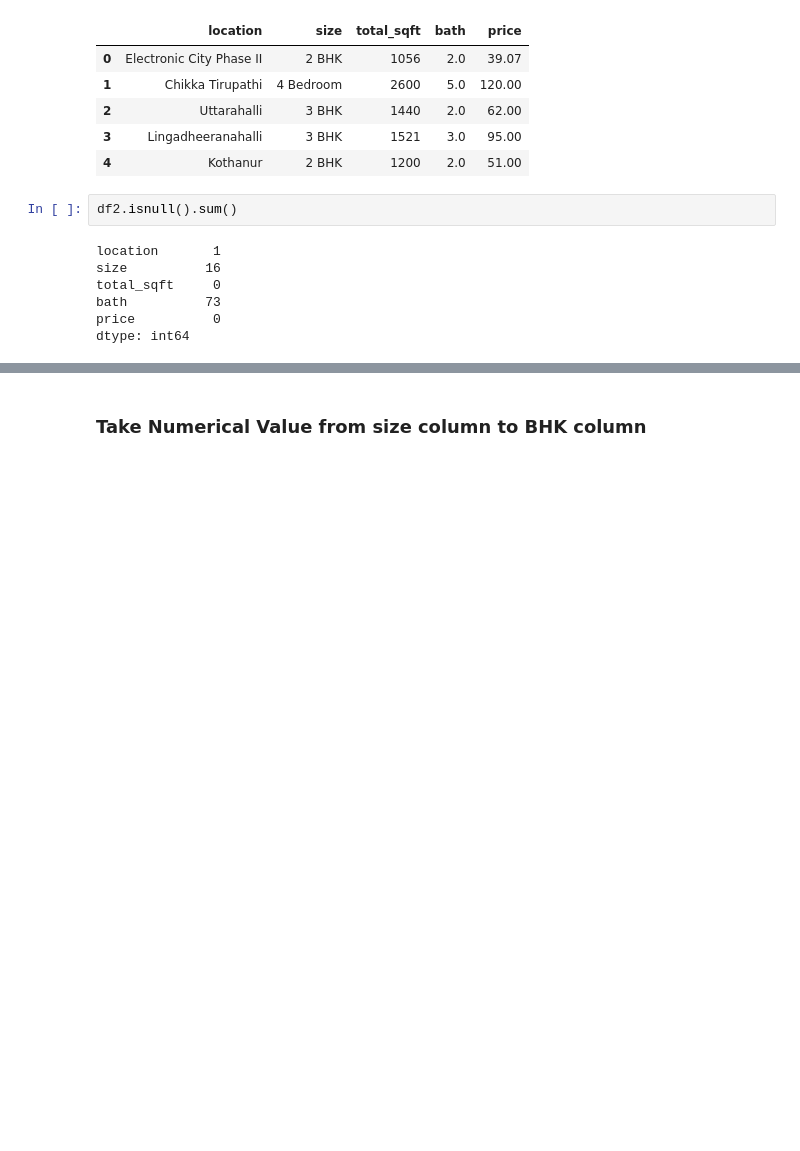
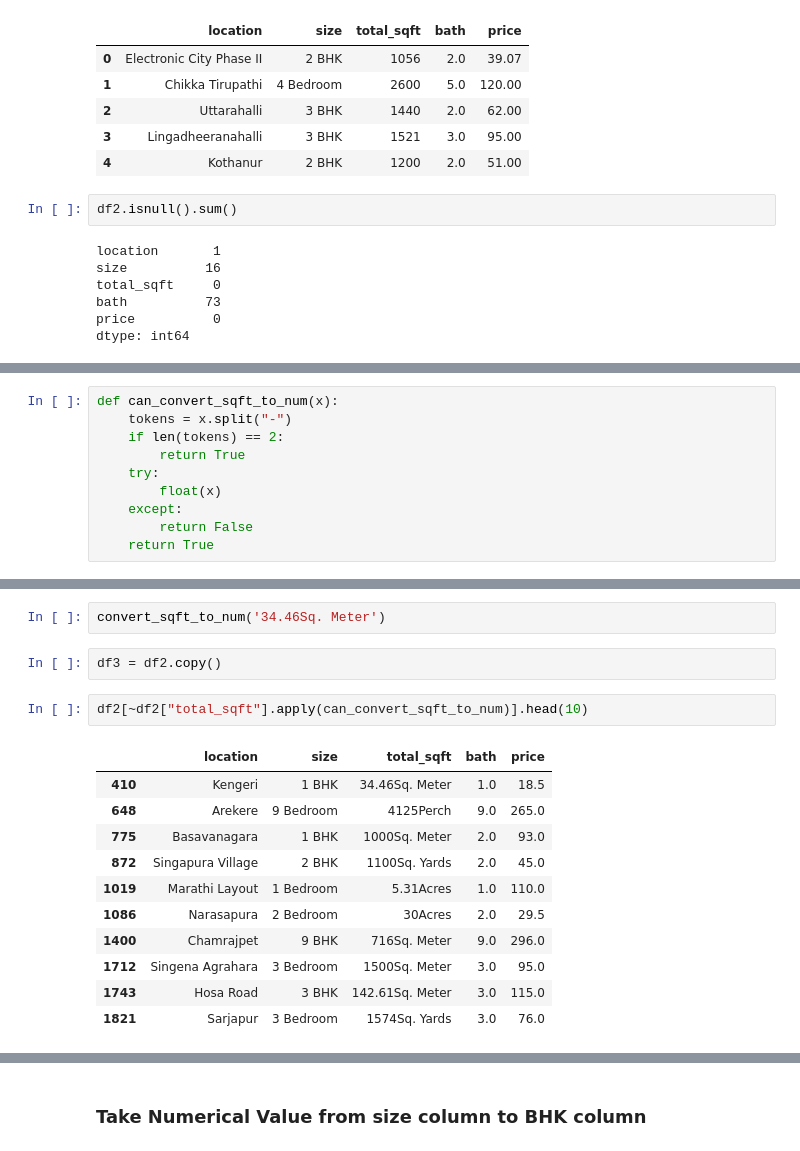
Before and after one commit to sumitjoshi10/PredictPrice, a Jupyter notebook: notebook/Price_Prediction.ipynb, the cells around one changed output, grey strips where cells are left out. Drawn from its saved outputs; the diff is of its cells as text; blank space fills up the shorter version.

```diff
--- a/Price_Prediction.ipynb
+++ b/notebook/Price_Prediction.ipynb
@@ -82,0 +125,10 @@ dtype: int64
+# %%
+def can_convert_sqft_to_num(x):
+    tokens = x.split("-")
+    if len(tokens) == 2:
+        return True
+    try:
+        float(x)
+    except:
+        return False
+    return True
@@ -82,0 +143,18 @@ dtype: int64
+# %%
+convert_sqft_to_num('34.46Sq. Meter')
+# %%
+df3 = df2.copy()
+# %%
+df2[~df2["total_sqft"].apply(can_convert_sqft_to_num)].head(10)
+# %% [output]
+|  | location | size | total_sqft | bath | price |
+| 410 | Kengeri | 1 BHK | 34.46Sq. Meter | 1.0 | 18.5 |
+| 648 | Arekere | 9 Bedroom | 4125Perch | 9.0 | 265.0 |
+| 775 | Basavanagara | 1 BHK | 1000Sq. Meter | 2.0 | 93.0 |
+| 872 | Singapura Village | 2 BHK | 1100Sq. Yards | 2.0 | 45.0 |
+| 1019 | Marathi Layout | 1 Bedroom | 5.31Acres | 1.0 | 110.0 |
+| 1086 | Narasapura | 2 Bedroom | 30Acres | 2.0 | 29.5 |
+| 1400 | Chamrajpet | 9 BHK | 716Sq. Meter | 9.0 | 296.0 |
+| 1712 | Singena Agrahara | 3 Bedroom | 1500Sq. Meter | 3.0 | 95.0 |
+| 1743 | Hosa Road | 3 BHK | 142.61Sq. Meter | 3.0 | 115.0 |
+| 1821 | Sarjapur | 3 Bedroom | 1574Sq. Yards | 3.0 | 76.0 |
```
Also changed, not shown: parts of 33 cells of this notebook, 11 other files.
